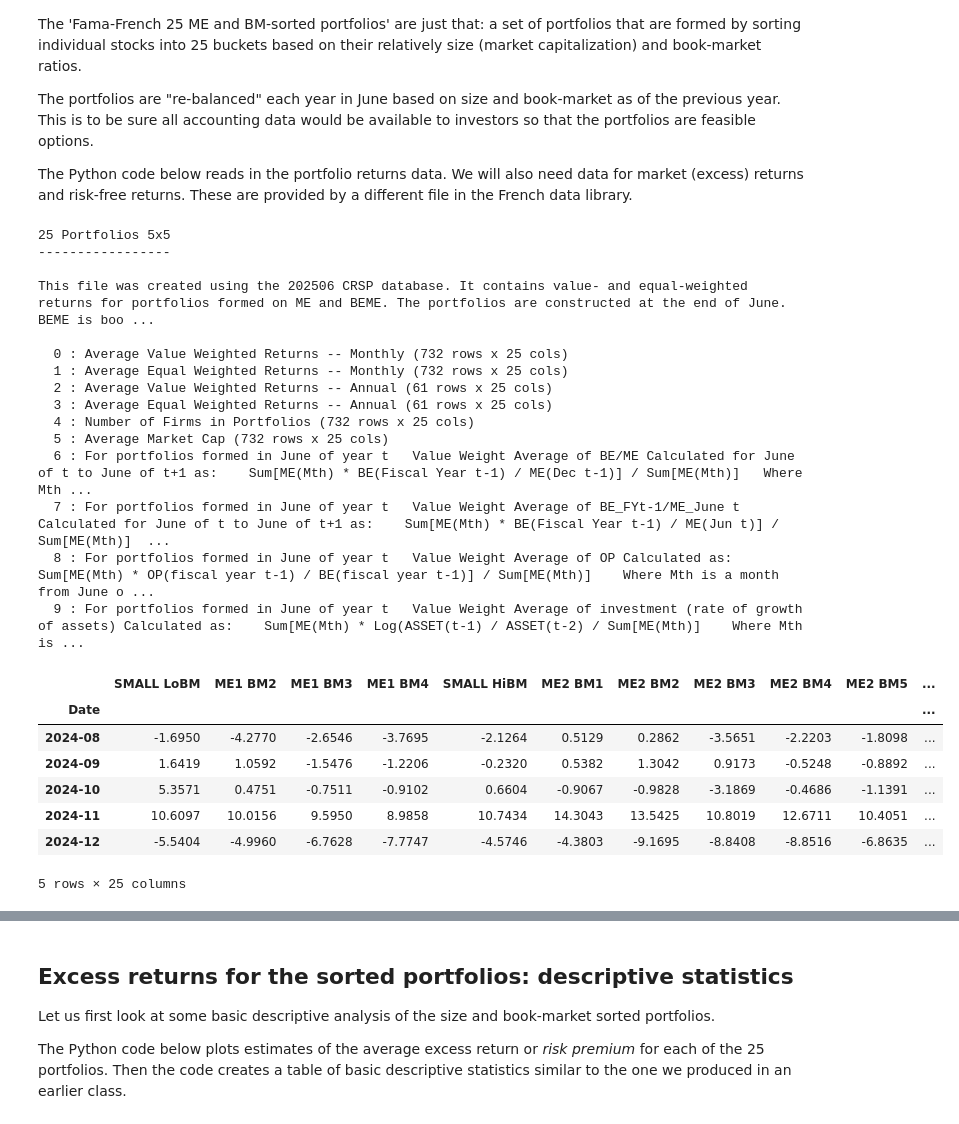
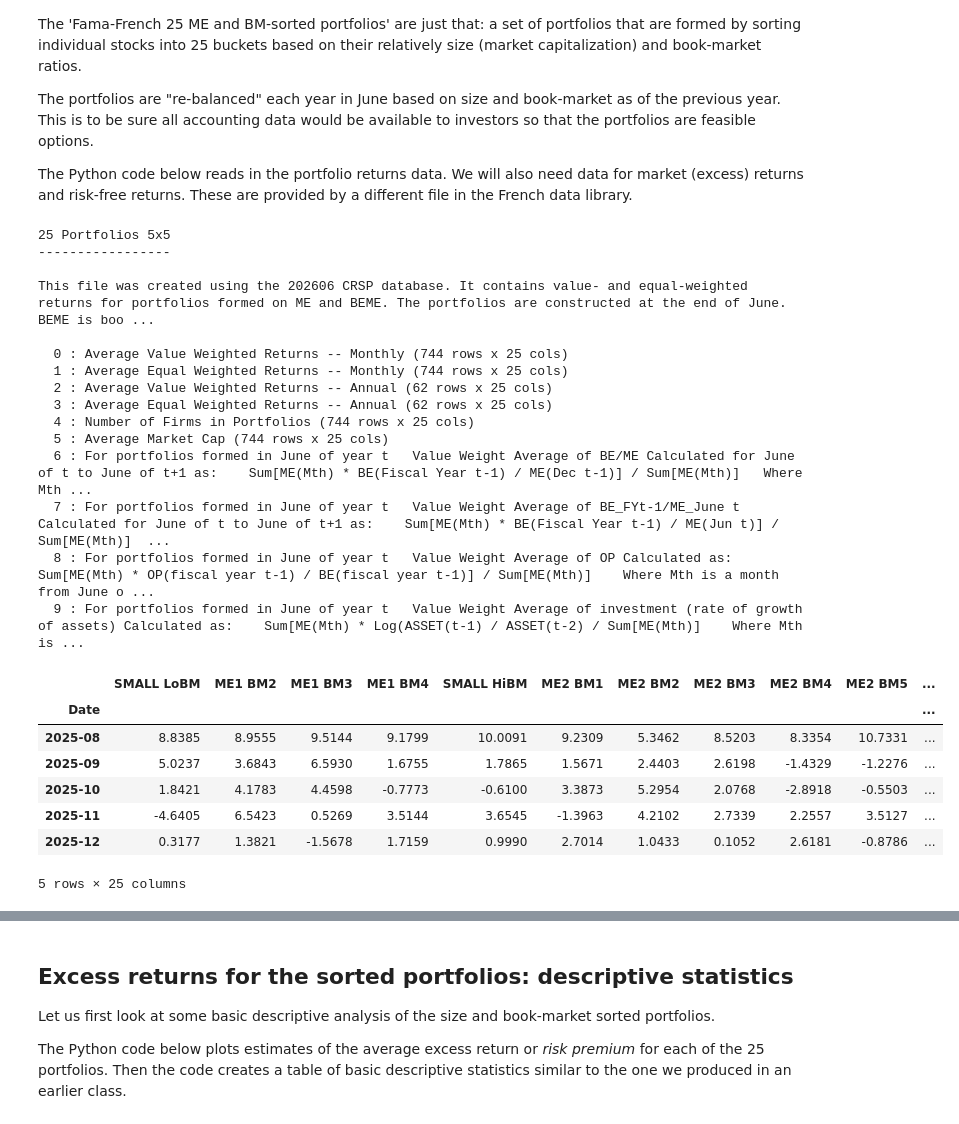
Before and after one commit to bradleypaye/fin4414, a Jupyter notebook: notebooks/CAPM_BivariateRegression.ipynb, the cells around one changed output, grey strips where cells are left out. Drawn from its saved outputs; the diff is of its cells as text; code cells hidden in the pictures.

```diff
--- a/notebooks/CAPM_BivariateRegression.ipynb
+++ b/notebooks/CAPM_BivariateRegression.ipynb
@@ -53,46 +53,46 @@ import warnings
 warnings.filterwarnings('ignore')
 
 #Note: we will get our returns data from Ken French's website
 
 #We will look at around 60 years of past monthly data for the sorted portfolios
 start = dt.datetime(1964, 1, 1)
-end = dt.datetime(2024, 12, 31)
+end = dt.datetime(2025, 12, 31)
 
 frenchsets = get_available_datasets()
 #print(frenchsets)
 
 #Here we pull the data from French's website
 ffsizebm = web.DataReader('25_Portfolios_5x5', 'famafrench',start,end)
 #Print a description of the data
 print(ffsizebm['DESCR'])
 
 #We will use monthly value-weighted returns (object 0)
 ffret = ffsizebm[0]
 
 ffret.tail(5)
 # %% [output]
 25 Portfolios 5x5
 -----------------
 
-This file was created using the 202506 CRSP database. It contains value- and equal-weighted returns for portfolios formed on ME and BEME. The portfolios are constructed at the end of June. BEME is boo ...
+This file was created using the 202606 CRSP database. It contains value- and equal-weighted returns for portfolios formed on ME and BEME. The portfolios are constructed at the end of June. BEME is boo ...
 
-  0 : Average Value Weighted Returns -- Monthly (732 rows x 25 cols)
-  1 : Average Equal Weighted Returns -- Monthly (732 rows x 25 cols)
-  2 : Average Value Weighted Returns -- Annual (61 rows x 25 cols)
-  3 : Average Equal Weighted Returns -- Annual (61 rows x 25 cols)
-  4 : Number of Firms in Portfolios (732 rows x 25 cols)
-  5 : Average Market Cap (732 rows x 25 cols)
+  0 : Average Value Weighted Returns -- Monthly (744 rows x 25 cols)
+  1 : Average Equal Weighted Returns -- Monthly (744 rows x 25 cols)
+  2 : Average Value Weighted Returns -- Annual (62 rows x 25 cols)
+  3 : Average Equal Weighted Returns -- Annual (62 rows x 25 cols)
+  4 : Number of Firms in Portfolios (744 rows x 25 cols)
+  5 : Average Market Cap (744 rows x 25 cols)
   6 : For portfolios formed in June of year t   Value Weight Average of BE/ME Calculated for June of t to June of t+1 as:    Sum[ME(Mth) * BE(Fiscal Year t-1) / ME(Dec t-1)] / Sum[ME(Mth)]   Where Mth ...
   7 : For portfolios formed in June of year t   Value Weight Average of BE_FYt-1/ME_June t Calculated for June of t to June of t+1 as:    Sum[ME(Mth) * BE(Fiscal Year t-1) / ME(Jun t)] / Sum[ME(Mth)]  ...
   8 : For portfolios formed in June of year t   Value Weight Average of OP Calculated as:    Sum[ME(Mth) * OP(fiscal year t-1) / BE(fiscal year t-1)] / Sum[ME(Mth)]    Where Mth is a month from June o ...
   9 : For portfolios formed in June of year t   Value Weight Average of investment (rate of growth of assets) Calculated as:    Sum[ME(Mth) * Log(ASSET(t-1) / ASSET(t-2) / Sum[ME(Mth)]    Where Mth is ...
 |  | SMALL LoBM | ME1 BM2 | ME1 BM3 | ME1 BM4 | SMALL HiBM | ME2 BM1 | ME2 BM2 | ME2 BM3 | ME2 BM4 | ME2 BM5 | ... |
 | Date |  |  |  |  |  |  |  |  |  |  | ... |
-| 2024-08 | -1.6950 | -4.2770 | -2.6546 | -3.7695 | -2.1264 | 0.5129 | 0.2862 | -3.5651 | -2.2203 | -1.8098 | ... |
-| 2024-09 | 1.6419 | 1.0592 | -1.5476 | -1.2206 | -0.2320 | 0.5382 | 1.3042 | 0.9173 | -0.5248 | -0.8892 | ... |
-| 2024-10 | 5.3571 | 0.4751 | -0.7511 | -0.9102 | 0.6604 | -0.9067 | -0.9828 | -3.1869 | -0.4686 | -1.1391 | ... |
-| 2024-11 | 10.6097 | 10.0156 | 9.5950 | 8.9858 | 10.7434 | 14.3043 | 13.5425 | 10.8019 | 12.6711 | 10.4051 | ... |
-| 2024-12 | -5.5404 | -4.9960 | -6.7628 | -7.7747 | -4.5746 | -4.3803 | -9.1695 | -8.8408 | -8.8516 | -6.8635 | ... |
+| 2025-08 | 8.8385 | 8.9555 | 9.5144 | 9.1799 | 10.0091 | 9.2309 | 5.3462 | 8.5203 | 8.3354 | 10.7331 | ... |
+| 2025-09 | 5.0237 | 3.6843 | 6.5930 | 1.6755 | 1.7865 | 1.5671 | 2.4403 | 2.6198 | -1.4329 | -1.2276 | ... |
+| 2025-10 | 1.8421 | 4.1783 | 4.4598 | -0.7773 | -0.6100 | 3.3873 | 5.2954 | 2.0768 | -2.8918 | -0.5503 | ... |
+| 2025-11 | -4.6405 | 6.5423 | 0.5269 | 3.5144 | 3.6545 | -1.3963 | 4.2102 | 2.7339 | 2.2557 | 3.5127 | ... |
+| 2025-12 | 0.3177 | 1.3821 | -1.5678 | 1.7159 | 0.9990 | 2.7014 | 1.0433 | 0.1052 | 2.6181 | -0.8786 | ... |
 5 rows × 25 columns
 # %%
 #We also need data for the risk-free rate and the market, which we can get from:
```
Also changed, not shown: parts of 10 cells of this notebook, 3 other files.
